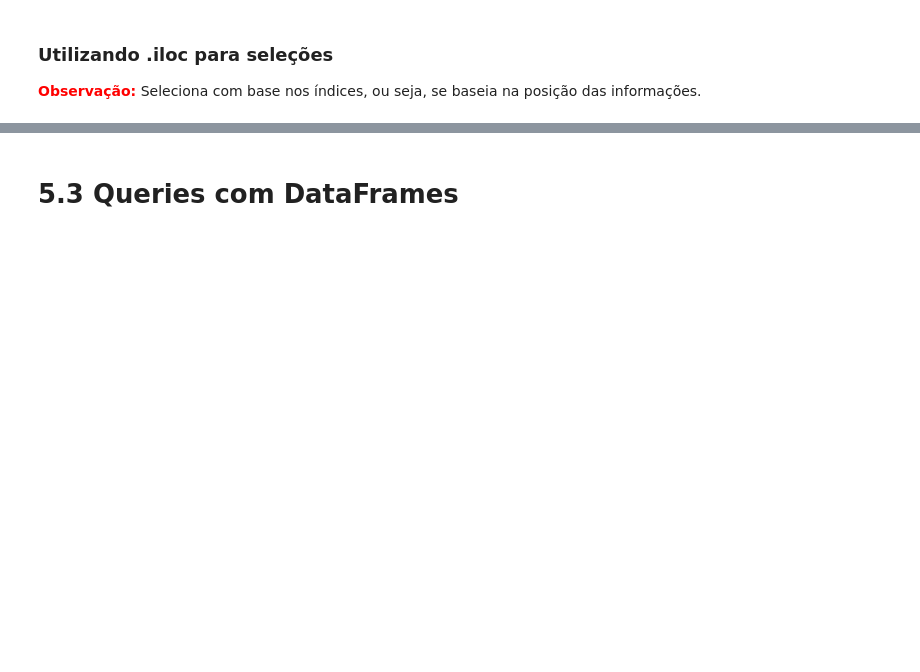
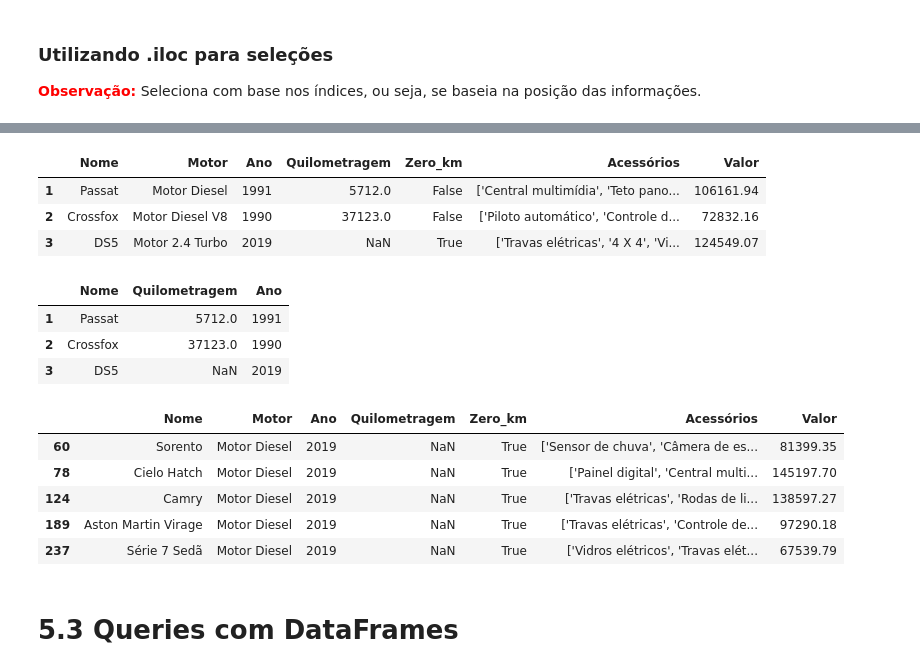
Before and after one commit to meyrellesilva/Aprendendo, a Jupyter notebook: Python_para_Data_Science_Pandas.ipynb, the cells around one changed output, grey strips where cells are left out. Cells and saved outputs as stored; diff of their text form; code cells hidden in the pictures; blank space fills up the shorter version.

```diff
--- a/Python_para_Data_Science_Pandas.ipynb
+++ b/Python_para_Data_Science_Pandas.ipynb
@@ -419,2 +708,25 @@ dados = {
+# %%
+dataset.iloc[1:4]
+# %% [output]
+|  | Nome | Motor | Ano | Quilometragem | Zero_km | Acessórios | Valor |
+| 1 | Passat | Motor Diesel | 1991 | 5712.0 | False | ['Central multimídia', 'Teto pano... | 106161.94 |
+| 2 | Crossfox | Motor Diesel V8 | 1990 | 37123.0 | False | ['Piloto automático', 'Controle d... | 72832.16 |
+| 3 | DS5 | Motor 2.4 Turbo | 2019 | NaN | True | ['Travas elétricas', '4 X 4', 'Vi... | 124549.07 |
+# %%
+dataset.iloc[1:4, [0,3, 2]]
+# %% [output]
+|  | Nome | Quilometragem | Ano |
+| 1 | Passat | 5712.0 | 1991 |
+| 2 | Crossfox | 37123.0 | 1990 |
+| 3 | DS5 | NaN | 2019 |
+# %%
+dataset[(dataset.Motor == 'Motor Diesel') & (dataset.Zero_km == True)]
+# %% [output]
+|  | Nome | Motor | Ano | Quilometragem | Zero_km | Acessórios | Valor |
+| 60 | Sorento | Motor Diesel | 2019 | NaN | True | ['Sensor de chuva', 'Câmera de es... | 81399.35 |
+| 78 | Cielo Hatch | Motor Diesel | 2019 | NaN | True | ['Painel digital', 'Central multi... | 145197.70 |
+| 124 | Camry | Motor Diesel | 2019 | NaN | True | ['Travas elétricas', 'Rodas de li... | 138597.27 |
+| 189 | Aston Martin Virage | Motor Diesel | 2019 | NaN | True | ['Travas elétricas', 'Controle de... | 97290.18 |
+| 237 | Série 7 Sedã | Motor Diesel | 2019 | NaN | True | ['Vidros elétricos', 'Travas elét... | 67539.79 |
 # %% [markdown]
 # 5.3 Queries com DataFrames
```
Also changed, not shown: parts of 79 cells of this notebook.
